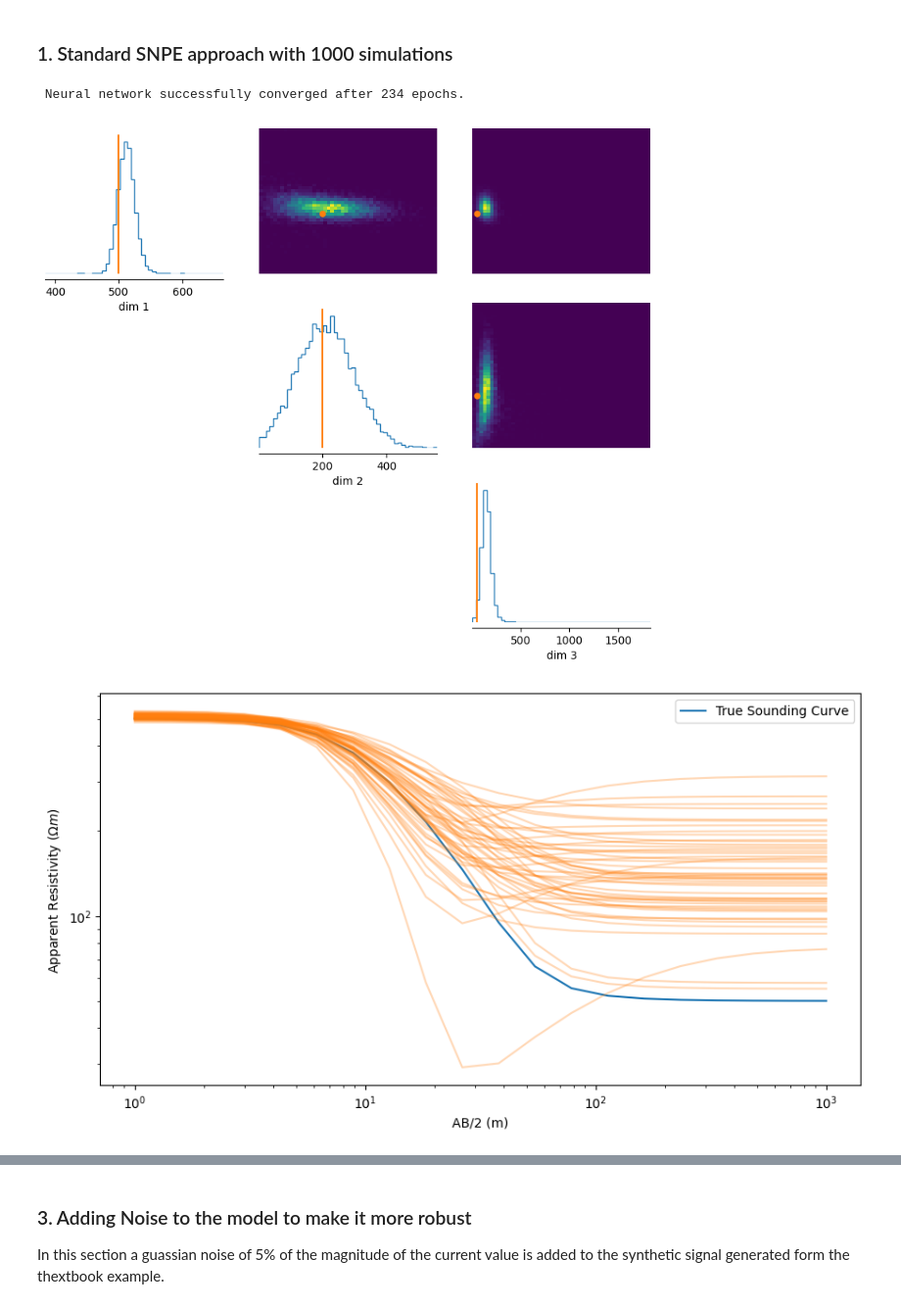
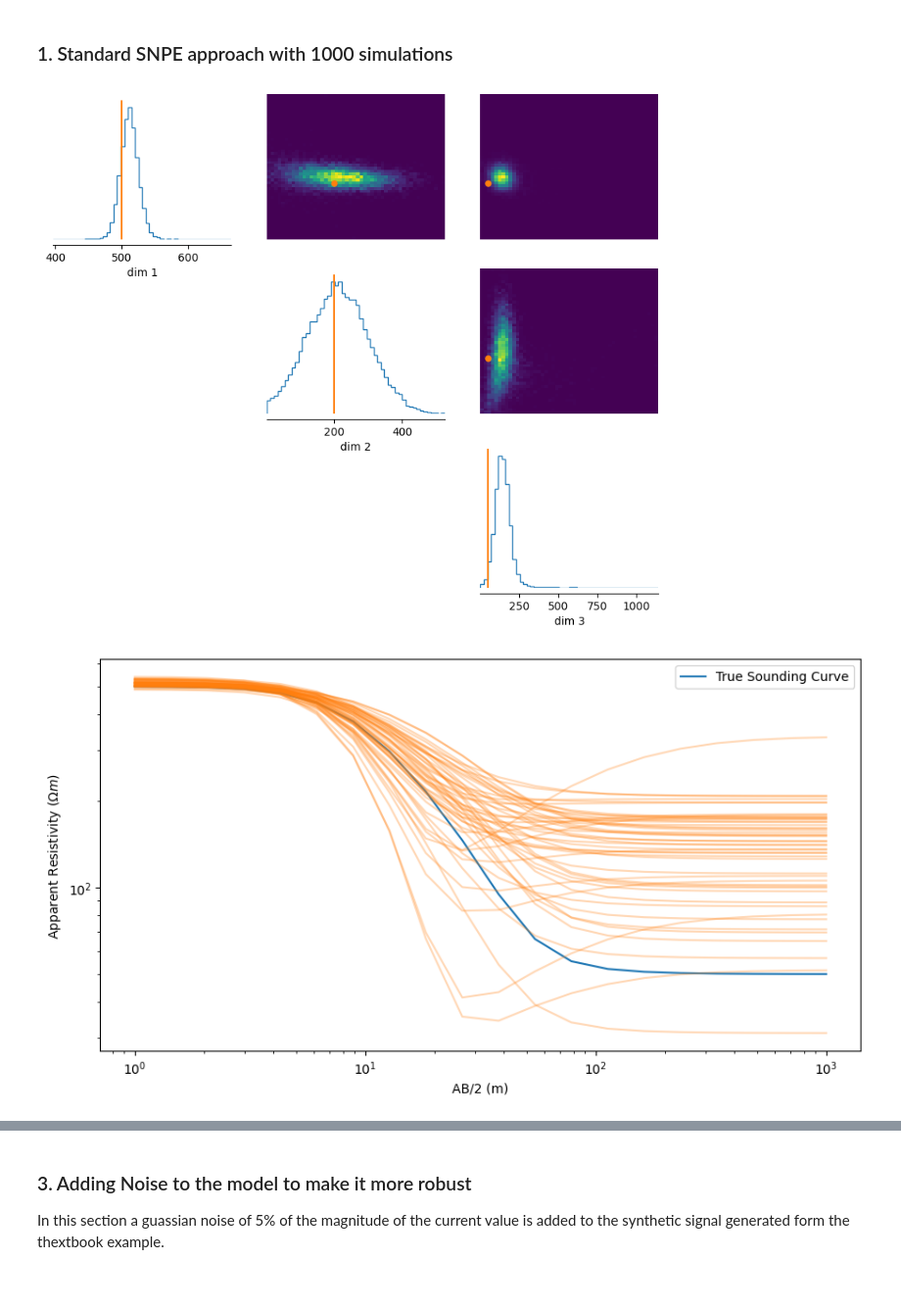
Before and after one commit to mdeppner/ves_modeling, a Jupyter notebook: notebooks/SBI Inversion.ipynb, the cells around one changed output, grey strips where cells are left out. Shown at 98% size. Saved outputs shown, nothing was run; the diff lists cells and outputs as text; code cells hidden in the pictures.

```diff
--- a/notebooks/SBI Inversion.ipynb
+++ b/notebooks/SBI Inversion.ipynb
@@ -153,4 +163,12 @@ def sbi_wrapper(simulator, prior, num_simulations):
     # Build posterior from the inference object
     posterior = inference.build_posterior(density_estimator)
 
-    return posterior, theta, x
+    return posterior, theta, x, inference
+# %%
+def pickle_objects (objects, filename):
+    with open(filename, "wb") as f:
+        pickle.dump(objects, f)
+
+def unpickle_objects (filename):
+    with open(filename, "rb") as f:
+        return pickle.load(f)
@@ -157,26 +178,33 @@ def sbi_wrapper(simulator, prior, num_simulations):
 # %% [markdown]
 ### 1. Standard SNPE approach with 1000 simulations
 # %%
-num_dim = 3
-prior_min = torch.as_tensor([0,0,0])
-prior_max = torch.as_tensor([5000,5000,5000])
+infer_model = False
 
-# Define the prior as a BoxUniform distribution
-prior = utils.BoxUniform(low=-prior_min * torch.ones(num_dim), high=prior_max * torch.ones(num_dim))
-# Define the prior and the simulator for sampling based on the wrapped forward model and the prior
+filename_experiment_1 = "pickle/sbi_models/1__ptx_20meas_1000sim_5000prior.pkl"
 
-simulator, prior = prepare_for_sbi(dc_forward_model_for_sbi_fixed_resistivities, prior)
+if infer_model:
+
+    num_dim = 3
+    prior_min = torch.as_tensor([0,0,0])
+    prior_max = torch.as_tensor([5000,5000,5000])
+
+    # Define the prior as a BoxUniform distribution
+    prior = utils.BoxUniform(low=-prior_min * torch.ones(num_dim), high=prior_max * torch.ones(num_dim))
+    # Define the prior and the simulator for sampling based on the wrapped forward model and the prior
+    simulator, prior = prepare_for_sbi(dc_forward_model_for_sbi_fixed_resistivities, prior)
+    # Compute posterior, as well as parameters and trajectories of the simulations
+    posterior__1, theta__1, x__1, _ = sbi_wrapper(simulator, prior, 1000)
+    pickle_objects([posterior__1, theta__1, x__1], filename_experiment_1)
+
+else:
+    posterior__1, theta__1, x__1 = unpickle_objects(filename_experiment_1)
-# %%
-posterior, theta, x = sbi_wrapper(simulator, prior, 1000)
-# %% [output]
- Neural network successfully converged after 234 epochs.
 # %%
 # Sample from the posterior distribution
-posterior_samples = posterior.sample((10000,), x=apparent_resistivities_textbook, show_progress_bars=False)
+posterior_samples = posterior__1.sample((10000,), x=apparent_resistivities_textbook, show_progress_bars=False)
 # plot Posterior samples
 _ = analysis.pairplot(posterior_samples,points= torch.tensor([500,200, 50]), figsize=(10,8))
 # %% [output]
-[figure, old version]
+[figure, new version]
 # %%
 fig = plt.figure(figsize=(11, 5))
 ax1 = fig.add_axes([0.1, 0.1, 0.75, 0.85])
@@ -195,4 +223,4 @@ ax1.set_ylabel(r"Apparent Resistivity ($\Omega m$)")
 ax1.legend()
 plt.show()
 # %% [output]
-[figure, old version]
+[figure, new version]
```
Also changed, not shown: parts of 45 cells of this notebook, 1 other file.
